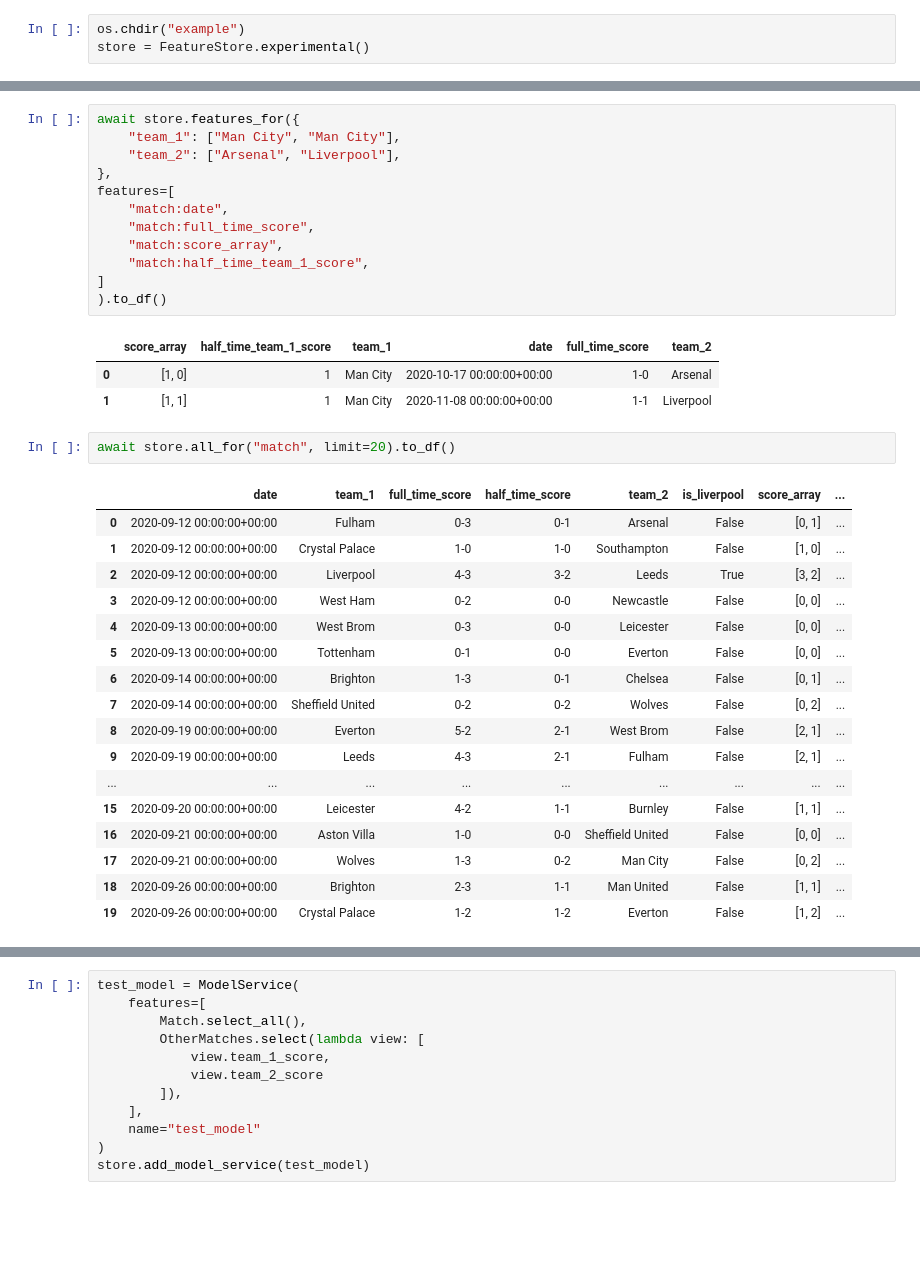
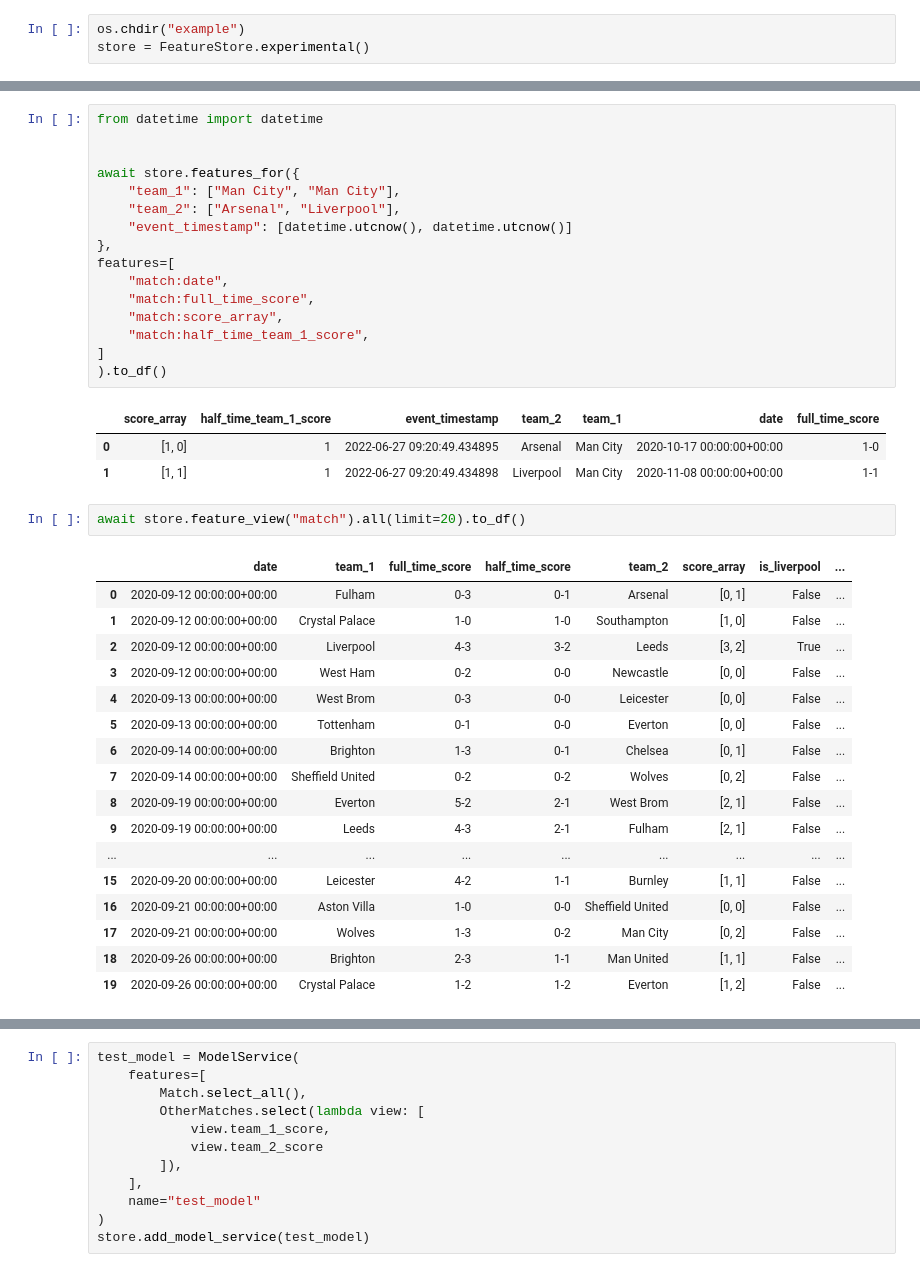
Before and after one commit to MatsMoll/aligned, a Jupyter notebook: example/local_file.ipynb, the cells around one changed output, grey strips where cells are left out. Cells and saved outputs as stored; diff of their text form; blank space fills up the shorter version.

```diff
--- a/example/local_file.ipynb
+++ b/example/local_file.ipynb
@@ -66,40 +67,44 @@ df
 185 rows × 11 columns
 # %%
+from datetime import datetime
+
+
 await store.features_for({
     "team_1": ["Man City", "Man City"],
     "team_2": ["Arsenal", "Liverpool"],
+    "event_timestamp": [datetime.utcnow(), datetime.utcnow()]
 },
 features=[
     "match:date",
     "match:full_time_score",
     "match:score_array",
     "match:half_time_team_1_score",
 ]
 ).to_df()
 # %% [output]
-|  | score_array | half_time_team_1_score | team_1 | date | full_time_score | team_2 |
-| 0 | [1, 0] | 1 | Man City | 2020-10-17 00:00:00+00:00 | 1-0 | Arsenal |
-| 1 | [1, 1] | 1 | Man City | 2020-11-08 00:00:00+00:00 | 1-1 | Liverpool |
+|  | score_array | half_time_team_1_score | event_timestamp | team_2 | team_1 | date | full_time_score |
+| 0 | [1, 0] | 1 | 2022-06-27 09:20:49.434895 | Arsenal | Man City | 2020-10-17 00:00:00+00:00 | 1-0 |
+| 1 | [1, 1] | 1 | 2022-06-27 09:20:49.434898 | Liverpool | Man City | 2020-11-08 00:00:00+00:00 | 1-1 |
 # %%
-await store.all_for("match", limit=20).to_df()
+await store.feature_view("match").all(limit=20).to_df()
 # %% [output]
-|  | date | team_1 | full_time_score | half_time_score | team_2 | is_liverpool | score_array | ... |
-| 0 | 2020-09-12 00:00:00+00:00 | Fulham | 0-3 | 0-1 | Arsenal | False | [0, 1] | ... |
-| 1 | 2020-09-12 00:00:00+00:00 | Crystal Palace | 1-0 | 1-0 | Southampton | False | [1, 0] | ... |
-| 2 | 2020-09-12 00:00:00+00:00 | Liverpool | 4-3 | 3-2 | Leeds | True | [3, 2] | ... |
-| 3 | 2020-09-12 00:00:00+00:00 | West Ham | 0-2 | 0-0 | Newcastle | False | [0, 0] | ... |
-| 4 | 2020-09-13 00:00:00+00:00 | West Brom | 0-3 | 0-0 | Leicester | False | [0, 0] | ... |
-| 5 | 2020-09-13 00:00:00+00:00 | Tottenham | 0-1 | 0-0 | Everton | False | [0, 0] | ... |
-| 6 | 2020-09-14 00:00:00+00:00 | Brighton | 1-3 | 0-1 | Chelsea | False | [0, 1] | ... |
-| 7 | 2020-09-14 00:00:00+00:00 | Sheffield United | 0-2 | 0-2 | Wolves | False | [0, 2] | ... |
-| 8 | 2020-09-19 00:00:00+00:00 | Everton | 5-2 | 2-1 | West Brom | False | [2, 1] | ... |
-| 9 | 2020-09-19 00:00:00+00:00 | Leeds | 4-3 | 2-1 | Fulham | False | [2, 1] | ... |
+|  | date | team_1 | full_time_score | half_time_score | team_2 | score_array | is_liverpool | ... |
+| 0 | 2020-09-12 00:00:00+00:00 | Fulham | 0-3 | 0-1 | Arsenal | [0, 1] | False | ... |
+| 1 | 2020-09-12 00:00:00+00:00 | Crystal Palace | 1-0 | 1-0 | Southampton | [1, 0] | False | ... |
+| 2 | 2020-09-12 00:00:00+00:00 | Liverpool | 4-3 | 3-2 | Leeds | [3, 2] | True | ... |
+| 3 | 2020-09-12 00:00:00+00:00 | West Ham | 0-2 | 0-0 | Newcastle | [0, 0] | False | ... |
+| 4 | 2020-09-13 00:00:00+00:00 | West Brom | 0-3 | 0-0 | Leicester | [0, 0] | False | ... |
+| 5 | 2020-09-13 00:00:00+00:00 | Tottenham | 0-1 | 0-0 | Everton | [0, 0] | False | ... |
+| 6 | 2020-09-14 00:00:00+00:00 | Brighton | 1-3 | 0-1 | Chelsea | [0, 1] | False | ... |
+| 7 | 2020-09-14 00:00:00+00:00 | Sheffield United | 0-2 | 0-2 | Wolves | [0, 2] | False | ... |
+| 8 | 2020-09-19 00:00:00+00:00 | Everton | 5-2 | 2-1 | West Brom | [2, 1] | False | ... |
+| 9 | 2020-09-19 00:00:00+00:00 | Leeds | 4-3 | 2-1 | Fulham | [2, 1] | False | ... |
 | ... | ... | ... | ... | ... | ... | ... | ... | ... |
-| 15 | 2020-09-20 00:00:00+00:00 | Leicester | 4-2 | 1-1 | Burnley | False | [1, 1] | ... |
-| 16 | 2020-09-21 00:00:00+00:00 | Aston Villa | 1-0 | 0-0 | Sheffield United | False | [0, 0] | ... |
-| 17 | 2020-09-21 00:00:00+00:00 | Wolves | 1-3 | 0-2 | Man City | False | [0, 2] | ... |
-| 18 | 2020-09-26 00:00:00+00:00 | Brighton | 2-3 | 1-1 | Man United | False | [1, 1] | ... |
-| 19 | 2020-09-26 00:00:00+00:00 | Crystal Palace | 1-2 | 1-2 | Everton | False | [1, 2] | ... |
+| 15 | 2020-09-20 00:00:00+00:00 | Leicester | 4-2 | 1-1 | Burnley | [1, 1] | False | ... |
+| 16 | 2020-09-21 00:00:00+00:00 | Aston Villa | 1-0 | 0-0 | Sheffield United | [0, 0] | False | ... |
+| 17 | 2020-09-21 00:00:00+00:00 | Wolves | 1-3 | 0-2 | Man City | [0, 2] | False | ... |
+| 18 | 2020-09-26 00:00:00+00:00 | Brighton | 2-3 | 1-1 | Man United | [1, 1] | False | ... |
+| 19 | 2020-09-26 00:00:00+00:00 | Crystal Palace | 1-2 | 1-2 | Everton | [1, 2] | False | ... |
 # %%
 async def some_feature_transformer(df):
     psql: PostgreSQLConfig = PostgreSQLConfig.localhost()
```
Also changed, not shown: parts of 12 cells of this notebook, 3 other files.
